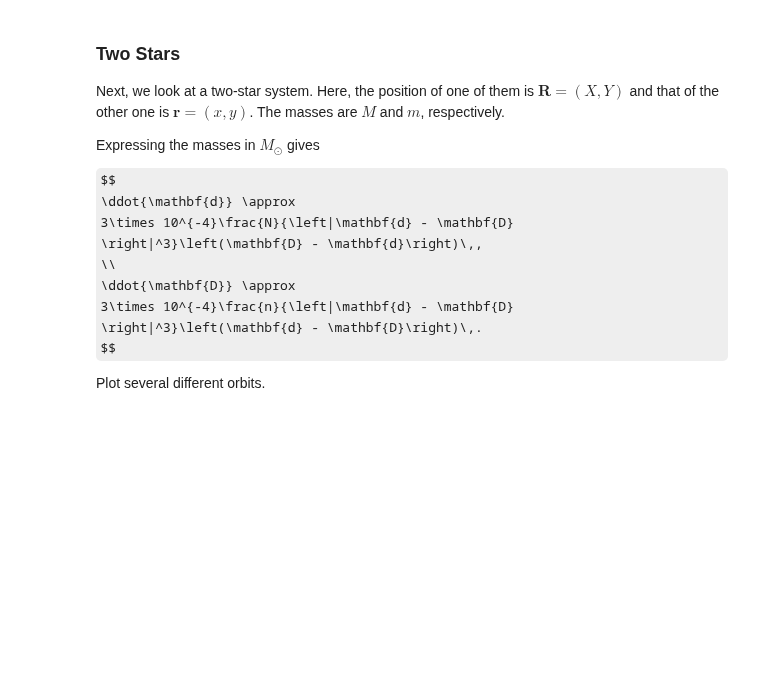
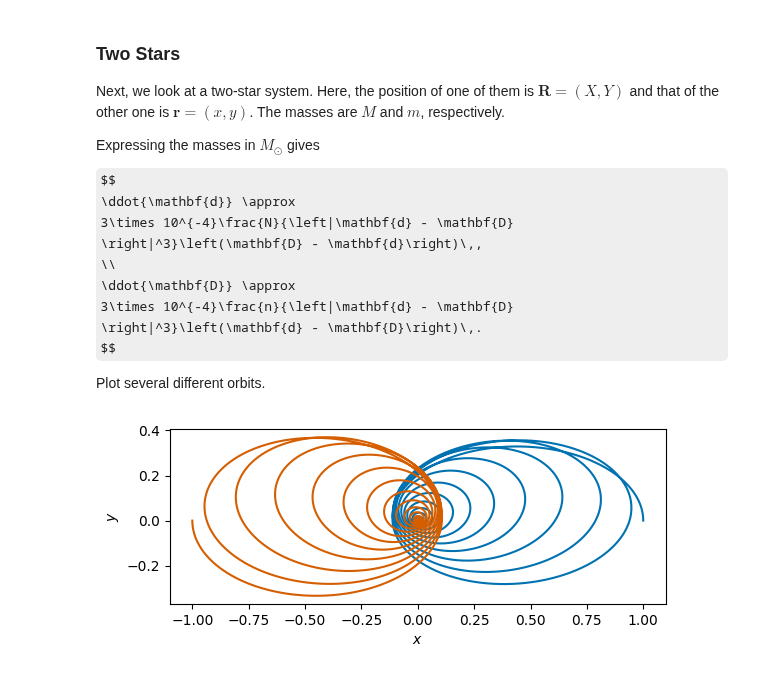
Before and after one commit to vibilanj/cmps, a Jupyter notebook: workshop/W4_Orbits_S.ipynb, the cells around one changed output. Saved outputs shown, nothing was run; the diff lists cells and outputs as text; code cells hidden in the pictures; some formulas as TeX source; blank space fills up the shorter version.

```diff
--- a/workshop/W4_Orbits_S.ipynb
+++ b/workshop/W4_Orbits_S.ipynb
@@ -100,3 +130,41 @@ $$
 $$
 
 Plot several different orbits.
+# %%
+M_1 = 1
+M_2 = 1.05
+
+init = np.array([1, 0, 0, (1 / 365.25),
+                 -1, 0 , 0, (-1 / 365.25)])
+
+d = -2.96 * 10 ** (-4)
+def derivative(t, state):
+    x_1, y_1, v_x_1, v_y_1, x_2, y_2, v_x_2, v_y_2 = state
+
+    R = np.sqrt((x_1 - x_2) ** 2 + (y_1 - y_2) ** 2)
+    a_x_1 = d * x_1 * M_2 / (R ** 3)
+    a_y_1 = d * y_1 * M_2 / (R ** 3)
+    a_x_2 = d * x_2 * M_1 / (R ** 3)
+    a_y_2 = d * y_2 * M_1 / (R ** 3)
+
+    return np.array([v_x_1, v_y_1, a_x_1, a_y_1, v_x_2, v_y_2, a_x_2, a_y_2])
+
+t_min = 0
+t_max = 5 * 365.25
+epsilon = 0.1
+
+solution = integrate.solve_ivp(derivative, [t_min, t_max], init, max_step = epsilon)
+
+x_1 = solution.y[0]
+y_1 = solution.y[1]
+
+x_2 = solution.y[4]
+y_2 = solution.y[5]
+
+fig, ax = plt.subplots(1, 1)
+ax.plot(x_1, y_1, color = CF_blue)
+ax.plot(x_2, y_2, color = CF_vermillion)
+ax.set(xlabel = "$x$", ylabel = "$y$")
+plt.gca().set_aspect("equal")
+# %% [output]
+[figure, added]
```
Also changed, not shown: parts of 1 cell of this notebook.
